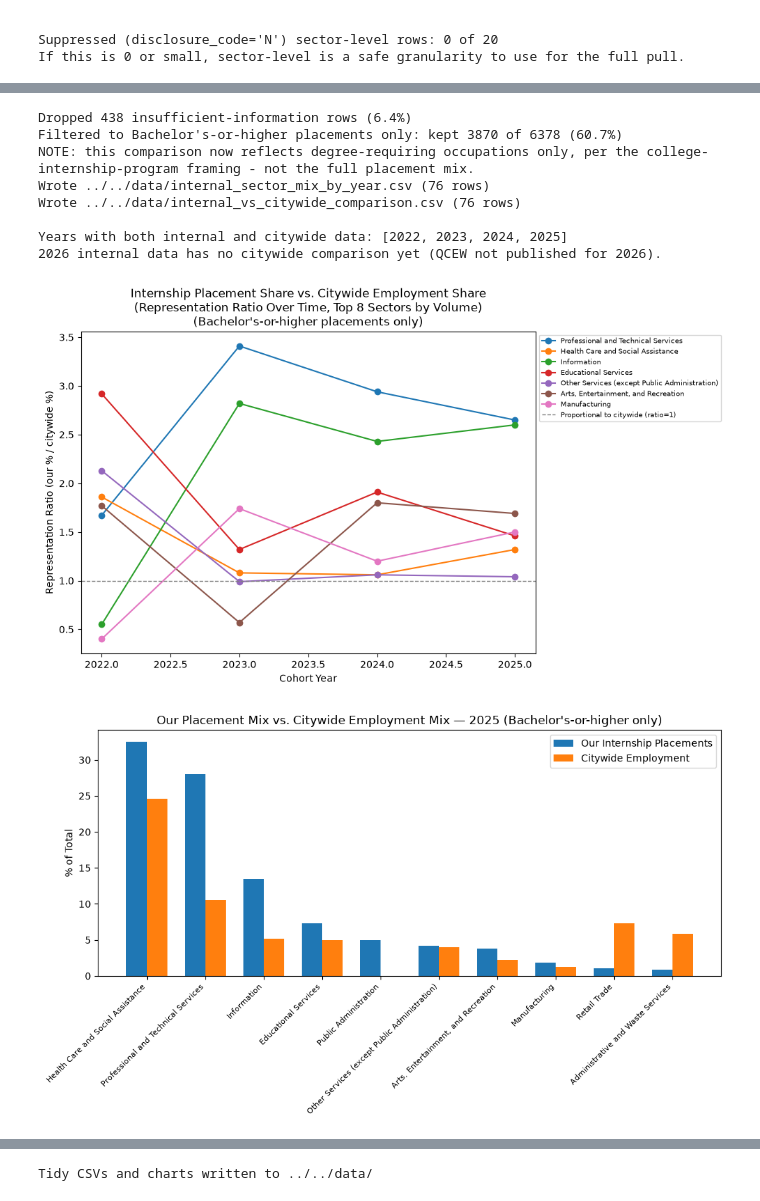
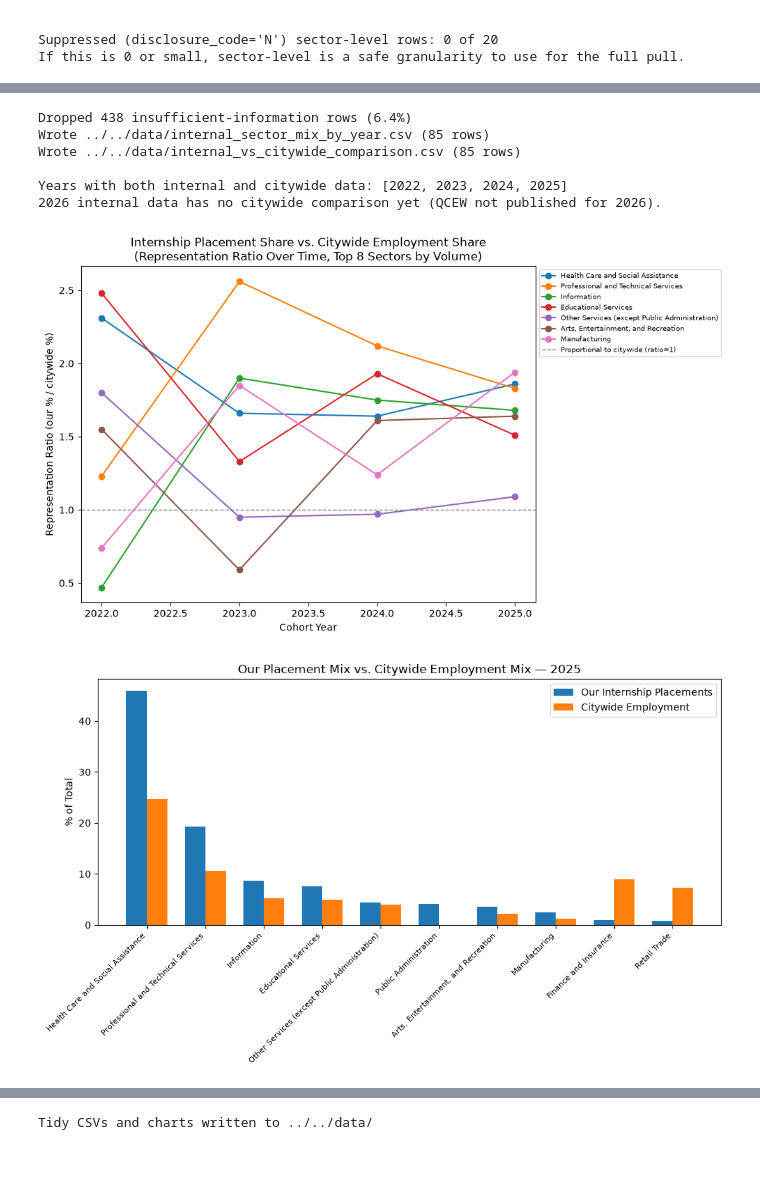
Before and after one commit to juanbarbecho/OCIP, a Jupyter notebook: notebooks/public_data_fetch/public.ipynb, the cells around one changed output, grey strips where cells are left out. Saved outputs shown, nothing was run; the diff lists cells and outputs as text; code cells hidden in the pictures; blank space fills up the shorter version.

Commit message:
cultural corps rows included

```diff
--- a/notebooks/public_data_fetch/public.ipynb
+++ b/notebooks/public_data_fetch/public.ipynb
@@ -495,12 +319,17 @@ CITYWIDE_PATH = "../../data/qcew_nyc_sector_citywide.csv"
 
 DROP_INSUFFICIENT_ROWS = True  # matches the convention from rawcounts_charts
 
-# New: restrict to placements typically requiring a Bachelor's degree or
-# higher, since this is a college internship program - a citywide
-# comparison that includes e.g. retail cashier or warehouse roles isn't
-# answering the question this project actually cares about. Set to False
-# to go back to the full (all-education-levels) comparison.
-REQUIRE_BACHELORS_OR_HIGHER = True
+# CORRECTED: the Bachelor's-or-higher filter belongs on the CITYWIDE
+# (QCEW) side, not on our own placement counts. An internship placed
+# through a college program counts as a college-relevant placement
+# regardless of which specific SOC code NIOCCS happened to assign it to -
+# filtering our own numbers by that was wrong and silently dropped ~43%
+# of real placements from every chart. The citywide side still isn't
+# degree-filtered either (that needs OEWS occupation-level data, not yet
+# pulled), so for now BOTH sides are left unfiltered - an honest
+# apples-to-apples comparison, even if it's not yet restricted to
+# degree-requiring roles specifically. "Requires Bachelors Or Higher" is
+# still carried through as an informational column, just not used to drop rows.
 
 QCEW_SECTOR_TITLES = {
     "11": "Agriculture, Forestry, Fishing and Hunting", "21": "Mining, Quarrying, and Oil and Gas Extraction",
@@ -548,13 +377,10 @@ if DROP_INSUFFICIENT_ROWS:
     ]
     print(f"Dropped {before - len(merged)} insufficient-information rows ({(before - len(merged)) / before * 100:.1f}%)")
 
-if REQUIRE_BACHELORS_OR_HIGHER:
-    before = len(merged)
-    merged = merged[merged["Requires Bachelors Or Higher"] == True]
-    print(f"Filtered to Bachelor's-or-higher placements only: kept {len(merged)} of {before} "
-          f"({len(merged) / before * 100:.1f}%)")
-    print("NOTE: this comparison now reflects degree-requiring occupations only, per the "
-          "college-internship-program framing - not the full placement mix.")
+# NOTE: no Bachelor's-or-higher filter applied here anymore - see comment
+# above. "Requires Bachelors Or Higher" remains available as a column on
+# `merged` for anyone who wants to look at that split, but it's no longer
+# used to drop rows from this comparison.
 
 merged["QCEW Sector Code"] = merged["NAICS Code"].apply(naics_to_qcew_sector)
 merged["QCEW Sector Title"] = merged["QCEW Sector Code"].map(QCEW_SECTOR_TITLES)
@@ -608,7 +434,7 @@ for sector in top_sectors:
         ax.plot(s["Cohort Year"], s["Representation_Ratio"], marker="o", label=sector)
 ax.axhline(1.0, color="gray", linestyle="--", linewidth=1, label="Proportional to citywide (ratio=1)")
 ax.set_title("Internship Placement Share vs. Citywide Employment Share\n(Representation Ratio Over Time, Top 8 Sectors by Volume)"
-             + ("\n(Bachelor's-or-higher placements only)" if REQUIRE_BACHELORS_OR_HIGHER else ""))
+)
 ax.set_xlabel("Cohort Year")
 ax.set_ylabel("Representation Ratio (our % / citywide %)")
 ax.legend(fontsize=7, loc="upper left", bbox_to_anchor=(1.0, 1.0))
@@ -633,7 +459,7 @@ ax.set_xticks(list(x))
 ax.set_xticklabels(latest["QCEW Sector Title"], rotation=45, ha="right", fontsize=8)
 ax.set_ylabel("% of Total")
 ax.set_title(f"Our Placement Mix vs. Citywide Employment Mix — {latest_overlap_year}"
-             + (" (Bachelor's-or-higher only)" if REQUIRE_BACHELORS_OR_HIGHER else ""))
+)
 ax.legend()
 plt.tight_layout()
 plt.savefig("../../data/placement_vs_citywide_latest_year.png", dpi=150)
@@ -647,37 +473,35 @@ top_sector = top_sectors[0]
 top_sector_data = comparison[comparison["QCEW Sector Title"] == top_sector].sort_values("Cohort Year")
 
 base_internal = top_sector_data["Internal_Placement_Count"].iloc[0]
 top_sector_data = top_sector_data.copy()
 top_sector_data["Internal_Index"] = (top_sector_data["Internal_Placement_Count"] / base_internal * 100).round(1)
 
 overlap_only = top_sector_data[top_sector_data["Cohort Year"].isin(overlap_years)]
 base_citywide = overlap_only["Pct_Of_NYC_Total_Employment"].iloc[0]
 top_sector_data.loc[top_sector_data["Cohort Year"].isin(overlap_years), "Citywide_Index"] = (
     overlap_only["Pct_Of_NYC_Total_Employment"] / base_citywide * 100
 ).round(1)
 
 fig, ax = plt.subplots(figsize=(9, 5))
 ax.plot(top_sector_data["Cohort Year"], top_sector_data["Internal_Index"], marker="o", label="Our Internship Placements (indexed)")
 ax.plot(top_sector_data["Cohort Year"], top_sector_data["Citywide_Index"], marker="s", label="Citywide Employment (indexed)")
 ax.axhline(100, color="gray", linestyle="--", linewidth=1)
 ax.set_title(f"Growth Comparison: {top_sector}\n(Indexed to {overlap_years[0]} = 100)"
-             + ("\n(Bachelor's-or-higher placements only)" if REQUIRE_BACHELORS_OR_HIGHER else ""))
+)
 ax.set_xlabel("Cohort Year")
 ax.set_ylabel("Index (base year = 100)")
 ax.legend()
 plt.tight_layout()
 plt.savefig("../../data/growth_index_top_sector.png", dpi=150)
 plt.show()
 
 print("\nTidy CSVs and charts written to ../../data/")
 # %% [output]
 Dropped 438 insufficient-information rows (6.4%)
-Filtered to Bachelor's-or-higher placements only: kept 3870 of 6378 (60.7%)
-NOTE: this comparison now reflects degree-requiring occupations only, per the college-internship-program framing - not the full placement mix.
-Wrote ../../data/internal_sector_mix_by_year.csv (76 rows)
-Wrote ../../data/internal_vs_citywide_comparison.csv (76 rows)
+Wrote ../../data/internal_sector_mix_by_year.csv (85 rows)
+Wrote ../../data/internal_vs_citywide_comparison.csv (85 rows)
 
 Years with both internal and citywide data: [2022, 2023, 2024, 2025]
 2026 internal data has no citywide comparison yet (QCEW not published for 2026).
-[figure, old version]
+[figure, new version]
-[figure, old version]
+[figure, new version]
```
Also changed, not shown: parts of 6 cells of this notebook, 1 other file.
